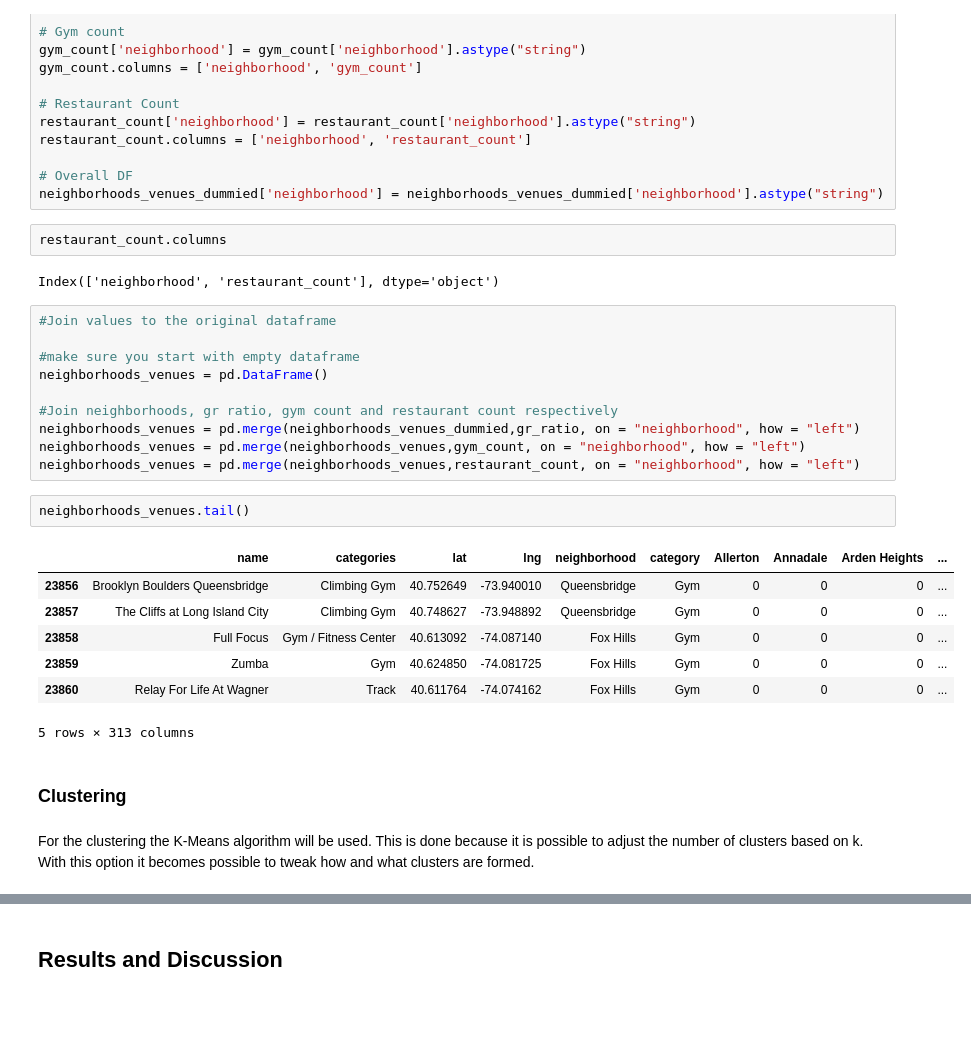
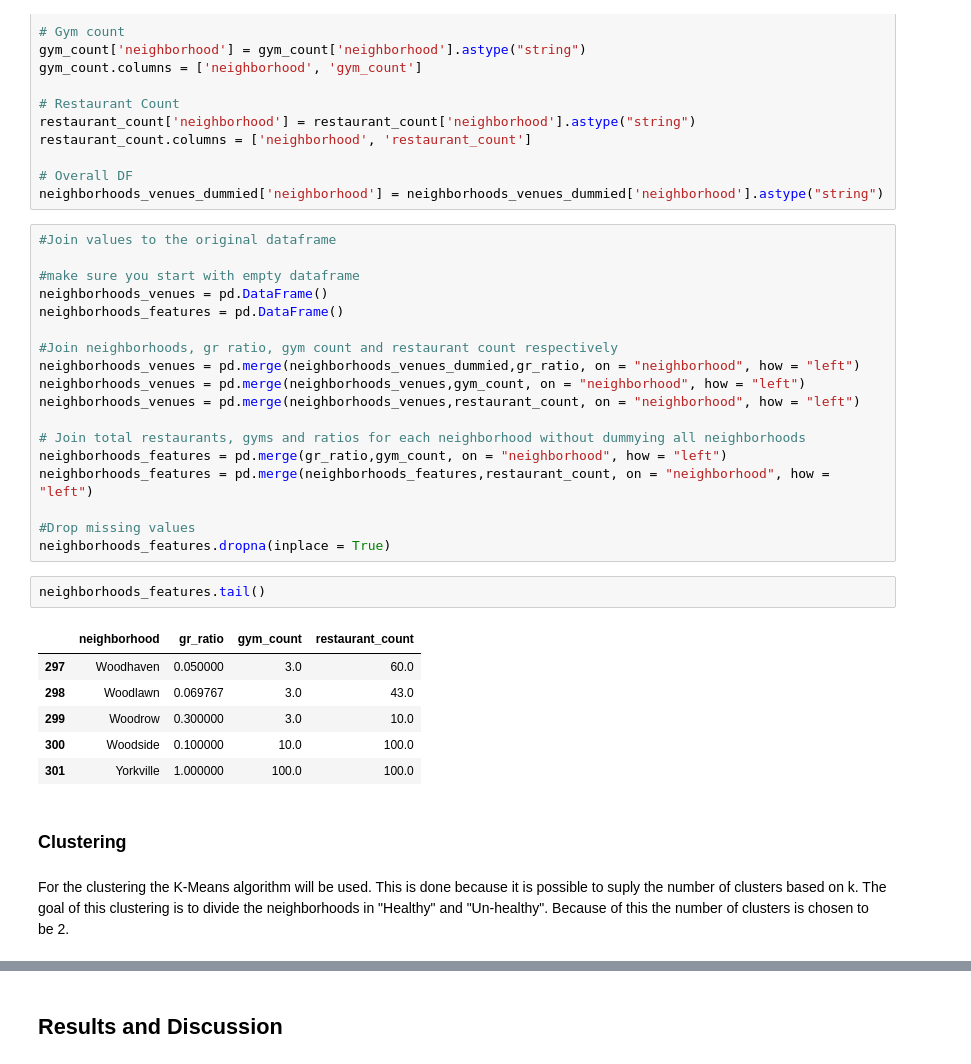
Before and after one commit to WouterDeBot/CapstoneBuildIBM, a Jupyter notebook: notebooks/Fit and Food- Coursera Capstone Project.ipynb, the cells around one changed output, grey strips where cells are left out. Saved outputs shown, nothing was run; the diff lists cells and outputs as text; blank space fills up the shorter version.

```diff
--- a/notebooks/Fit and Food- Coursera Capstone Project.ipynb
+++ b/notebooks/Fit and Food- Coursera Capstone Project.ipynb
@@ -392,34 +404,37 @@ restaurant_count.columns = ['neighborhood', 'restaurant_count']
 
 # Overall DF
 neighborhoods_venues_dummied['neighborhood'] = neighborhoods_venues_dummied['neighborhood'].astype("string")
-# %%
-restaurant_count.columns
-# %% [output]
-Index(['neighborhood', 'restaurant_count'], dtype='object')
 # %%
 #Join values to the original dataframe
 
 #make sure you start with empty dataframe
 neighborhoods_venues = pd.DataFrame()
+neighborhoods_features = pd.DataFrame()
 
 #Join neighborhoods, gr ratio, gym count and restaurant count respectively
 neighborhoods_venues = pd.merge(neighborhoods_venues_dummied,gr_ratio, on = "neighborhood", how = "left")
 neighborhoods_venues = pd.merge(neighborhoods_venues,gym_count, on = "neighborhood", how = "left")
 neighborhoods_venues = pd.merge(neighborhoods_venues,restaurant_count, on = "neighborhood", how = "left")
+
+# Join total restaurants, gyms and ratios for each neighborhood without dummying all neighborhoods
+neighborhoods_features = pd.merge(gr_ratio,gym_count, on = "neighborhood", how = "left")
+neighborhoods_features = pd.merge(neighborhoods_features,restaurant_count, on = "neighborhood", how = "left")
+
+#Drop missing values
+neighborhoods_features.dropna(inplace = True)
 # %%
-neighborhoods_venues.tail()
+neighborhoods_features.tail()
 # %% [output]
-|  | name | categories | lat | lng | neighborhood | category | Allerton | Annadale | Arden Heights | ... |
-| 23856 | Brooklyn Boulders Queensbridge | Climbing Gym | 40.752649 | -73.940010 | Queensbridge | Gym | 0 | 0 | 0 | ... |
-| 23857 | The Cliffs at Long Island City | Climbing Gym | 40.748627 | -73.948892 | Queensbridge | Gym | 0 | 0 | 0 | ... |
-| 23858 | Full Focus | Gym / Fitness Center | 40.613092 | -74.087140 | Fox Hills | Gym | 0 | 0 | 0 | ... |
-| 23859 | Zumba | Gym | 40.624850 | -74.081725 | Fox Hills | Gym | 0 | 0 | 0 | ... |
-| 23860 | Relay For Life At Wagner | Track | 40.611764 | -74.074162 | Fox Hills | Gym | 0 | 0 | 0 | ... |
+|  | neighborhood | gr_ratio | gym_count | restaurant_count |
+| 297 | Woodhaven | 0.050000 | 3.0 | 60.0 |
+| 298 | Woodlawn | 0.069767 | 3.0 | 43.0 |
+| 299 | Woodrow | 0.300000 | 3.0 | 10.0 |
+| 300 | Woodside | 0.100000 | 10.0 | 100.0 |
+| 301 | Yorkville | 1.000000 | 100.0 | 100.0 |
-5 rows × 313 columns
 # %% [markdown]
 ### Clustering
 # %% [markdown]
-For the clustering the K-Means algorithm will be used. This is done because it is possible to adjust the number of clusters based on k. With this option it becomes possible to tweak how and what clusters are formed.
+For the clustering the K-Means algorithm will be used. This is done because it is possible to suply the number of clusters based on k. The goal of this clustering is to divide the neighborhoods in "Healthy" and "Un-healthy". Because of this the number of clusters is chosen to be 2.
 # %%
 # Number of clusters corresponding to the amount of neighborhoods
 k_clusters = 2
```
Also changed, not shown: parts of 27 cells of this notebook.
